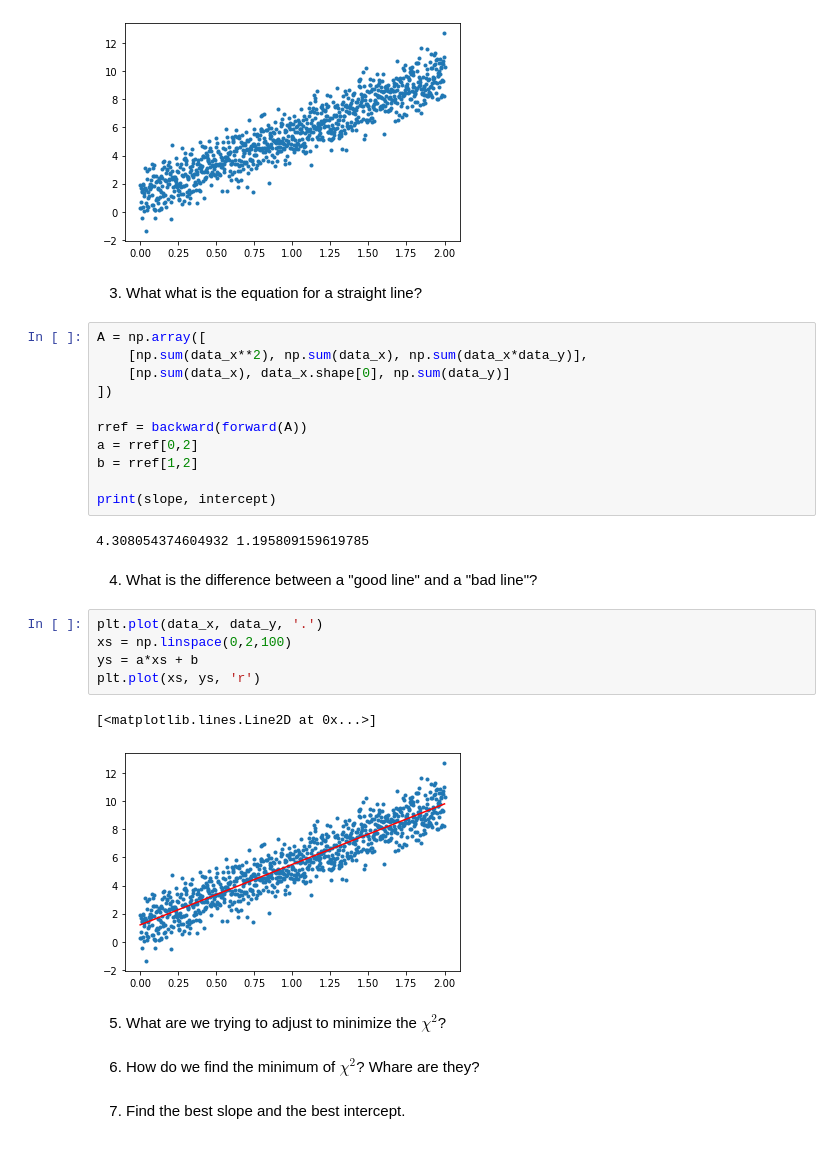
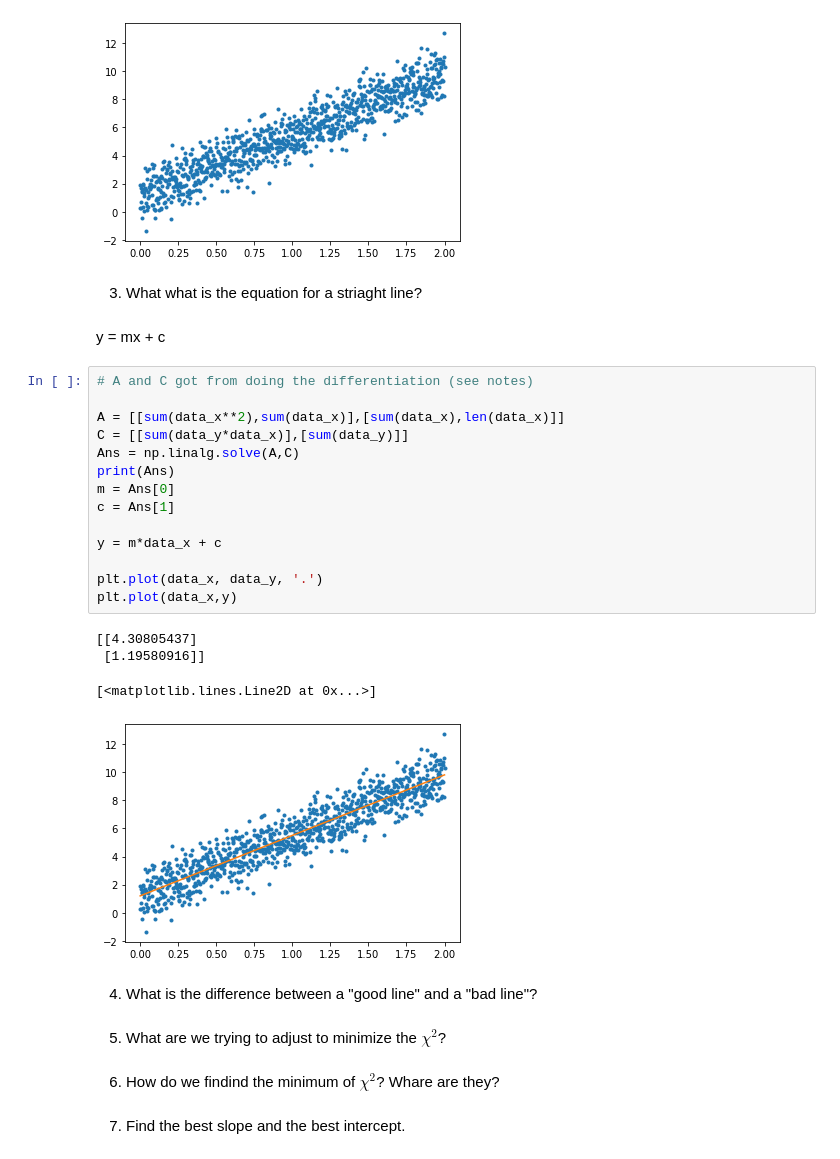
Before and after one commit to sirinnear/num-meth, a Jupyter notebook: Exercises/Exercise-4/04 Linear Equation and Linear Regression.ipynb, the cells around one changed output. Drawn from its saved outputs; the diff is of its cells as text.

```diff
--- a/Exercises/Exercise-4/04 Linear Equation and Linear Regression.ipynb
+++ b/Exercises/Exercise-4/04 Linear Equation and Linear Regression.ipynb
@@ -100,34 +83,34 @@ plt.plot(data_x, data_y, '.')
 [<matplotlib.lines.Line2D at 0x...>]
 [figure]
 # %% [markdown]
-3) What what is the equation for a straight line?
+3) What what is the equation for a striaght line?
-# %%
-A = np.array([
-    [np.sum(data_x**2), np.sum(data_x), np.sum(data_x*data_y)],
-    [np.sum(data_x), data_x.shape[0], np.sum(data_y)]
-])
-
-rref = backward(forward(A))
-a = rref[0,2]
-b = rref[1,2]
-
-print(slope, intercept)
-# %% [output]
-4.308054374604932 1.195809159619785
+# %% [markdown]
+y = mx + c
+# %%
+# A and C got from doing the differentiation (see notes)
+
+A = [[sum(data_x**2),sum(data_x)],[sum(data_x),len(data_x)]]
+C = [[sum(data_y*data_x)],[sum(data_y)]]
+Ans = np.linalg.solve(A,C)
+print(Ans)
+m = Ans[0]
+c = Ans[1]
+
+y = m*data_x + c
+
+plt.plot(data_x, data_y, '.')
+plt.plot(data_x,y)
+# %% [output]
+[[4.30805437]
+ [1.19580916]]
+[<matplotlib.lines.Line2D at 0x...>]
+[figure, added]
 # %% [markdown]
 4) What is the difference between a "good line" and a "bad line"?
-# %%
-plt.plot(data_x, data_y, '.')
-xs = np.linspace(0,2,100)
-ys = a*xs + b
-plt.plot(xs, ys, 'r')
-# %% [output]
-[<matplotlib.lines.Line2D at 0x...>]
-[figure, removed]
 # %% [markdown]
 5) What are we trying to adjust to minimize the $\chi^2$?
 # %% [markdown]
-6) How do we find the minimum of $\chi^2$? Whare are they?
+6) How do we findind the minimum of $\chi^2$? Whare are they?
 # %% [markdown]
 7) Find the best slope and the best intercept.
 # %% [markdown]
```
Also changed, not shown: parts of 17 cells of this notebook.
